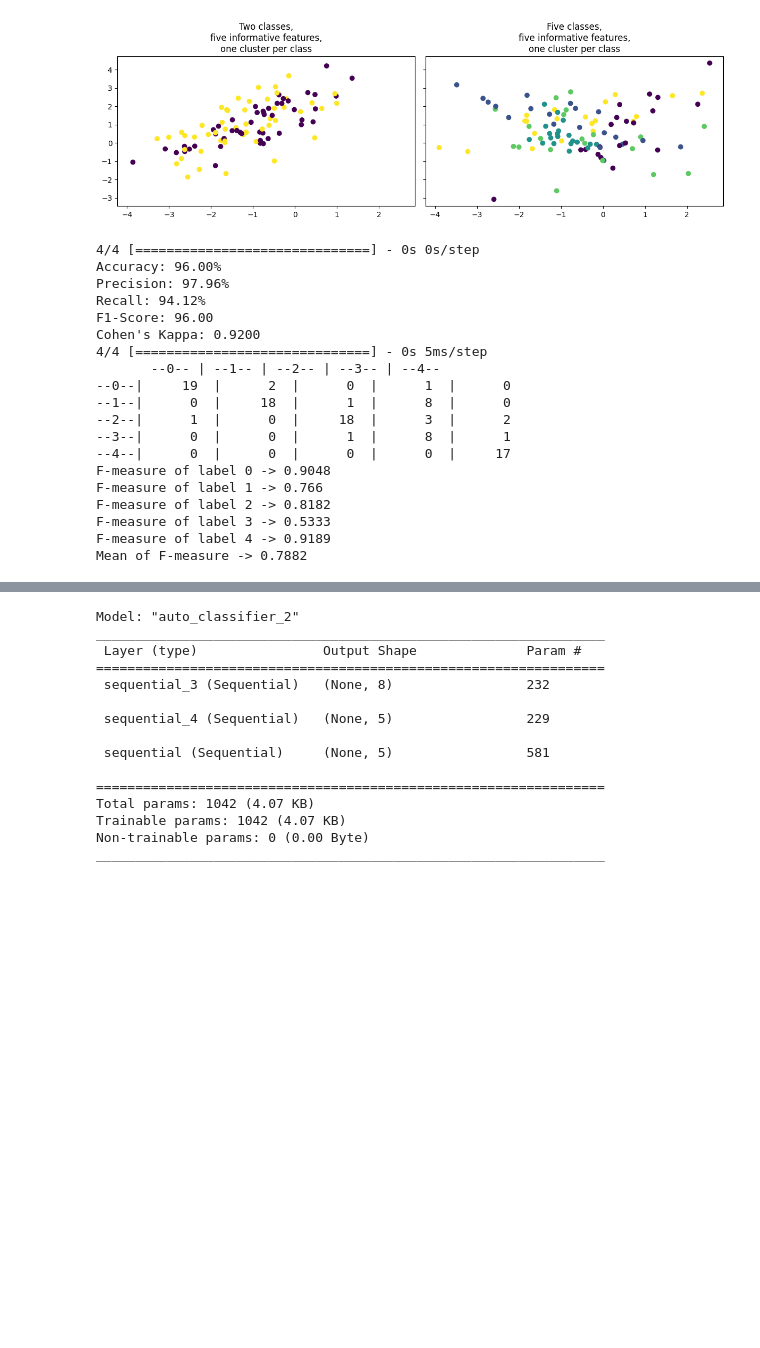
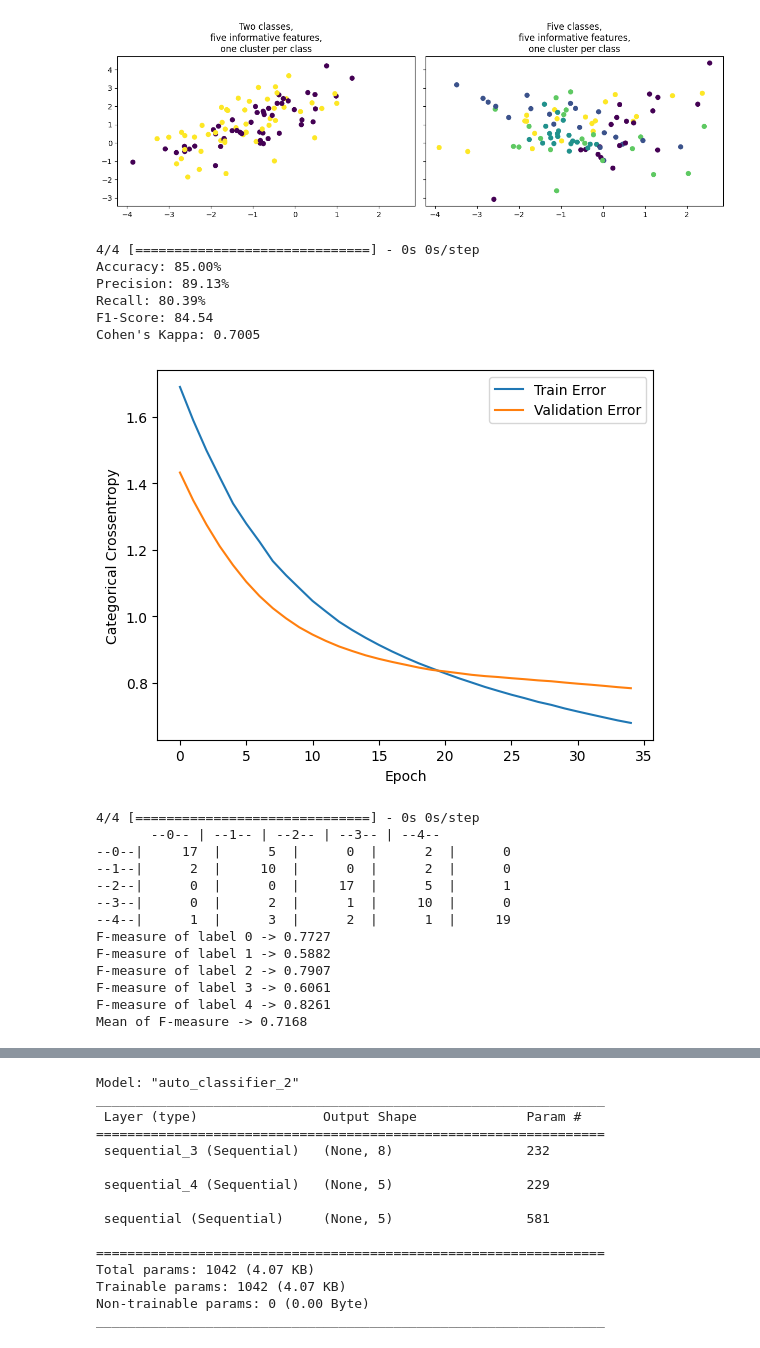
Before and after one commit to jzsmoreno/likelihood, a Jupyter notebook: examples/transfer learning for the AutoClassifier.ipynb, the cells around one changed output, grey strips where cells are left out. Cells and saved outputs as stored; diff of their text form; code cells hidden in the pictures; blank space fills up the shorter version.

```diff
--- a/examples/transfer learning for the AutoClassifier.ipynb
+++ b/examples/transfer learning for the AutoClassifier.ipynb
@@ -127,52 +127,70 @@ target_model.freeze_encoder_decoder()
 target_model.compile(
     optimizer="adam",  # Optimizador Adam
     loss=tf.keras.losses.CategoricalCrossentropy(),  # Función de pérdida para clasificación multiclase
     metrics=[
         tf.keras.metrics.F1Score(threshold=0.5)
     ],  # Métrica F1 (threshold = 0.5 para predicciones)
 )
 
 # Entrenar el modelo con los datos, usando 35 épocas y 20% de los datos para validación
-target_model.fit(X_target_train, Y_target_train, epochs=35, validation_split=0.2, verbose=False)
+history = target_model.fit(X_target_train, Y_target_train, epochs=35, validation_split=0.2, verbose=False)
+hist = pd.DataFrame(history.history)
+hist["epoch"] = history.epoch
+
+def plot_history(history):
+    hist = pd.DataFrame(history.history)
+    hist["epoch"] = history.epoch
+
+    plt.figure()
+    plt.xlabel("Epoch")
+    plt.ylabel("Categorical Crossentropy")
+    plt.plot(hist["epoch"], hist["loss"], label="Train Error")
+    plt.plot(hist["epoch"], hist["val_loss"], label="Validation Error")
+    plt.legend()
+    plt.show()
+
+
+plot_history(history)
 
 # Guardar el modelo entrenado en el disco en formato TensorFlow
 target_model.save("target_model", save_format="tf")
 
 # Cargar el modelo guardado desde el disco
 target_model = tf.keras.models.load_model("target_model")
 
 # Hacer predicciones sobre el conjunto completo de datos
 pred = target_model.predict(X_target)
 
 # Convertir las predicciones a las etiquetas predichas (máxima probabilidad)
 pred_label = np.argmax(pred, axis=1)
 
 labels = list(np.unique(Y_target))
 
 helper = PerformanceMeasures()
 helper._summary_pred(Y_target, pred_label, labels)
 _ = helper._f1_score(Y_target, pred_label, labels)
 _ = helper.f_mean(Y_target, pred_label, labels)
 # %% [output]
 4/4 [==============================] - 0s 0s/step
-Accuracy: 96.00%
-Precision: 97.96%
-Recall: 94.12%
-F1-Score: 96.00
-Cohen's Kappa: 0.9200
-4/4 [==============================] - 0s 5ms/step
-       --0-- | --1-- | --2-- | --3-- | --4--
---0--|     19  |      2  |      0  |      1  |      0
---1--|      0  |     18  |      1  |      8  |      0
---2--|      1  |      0  |     18  |      3  |      2
---3--|      0  |      0  |      1  |      8  |      1
---4--|      0  |      0  |      0  |      0  |     17
-F-measure of label 0 -> 0.9048
-F-measure of label 1 -> 0.766
-F-measure of label 2 -> 0.8182
-F-measure of label 3 -> 0.5333
-F-measure of label 4 -> 0.9189
-Mean of F-measure -> 0.7882
+Accuracy: 85.00%
+Precision: 89.13%
+Recall: 80.39%
+F1-Score: 84.54
+Cohen's Kappa: 0.7005
+[figure, added]
+4/4 [==============================] - 0s 0s/step
+       --0-- | --1-- | --2-- | --3-- | --4--
+--0--|     17  |      5  |      0  |      2  |      0
+--1--|      2  |     10  |      0  |      2  |      0
+--2--|      0  |      0  |     17  |      5  |      1
+--3--|      0  |      2  |      1  |     10  |      0
+--4--|      1  |      3  |      2  |      1  |     19
+F-measure of label 0 -> 0.7727
+F-measure of label 1 -> 0.5882
+F-measure of label 2 -> 0.7907
+F-measure of label 3 -> 0.6061
+F-measure of label 4 -> 0.8261
+Mean of F-measure -> 0.7168
 # %%
 insights_source = GetInsights(source_model, X_source)
 summary = insights_source.predictor_analyzer()
```
Also changed, not shown: parts of 3 cells of this notebook, 1 other file.
